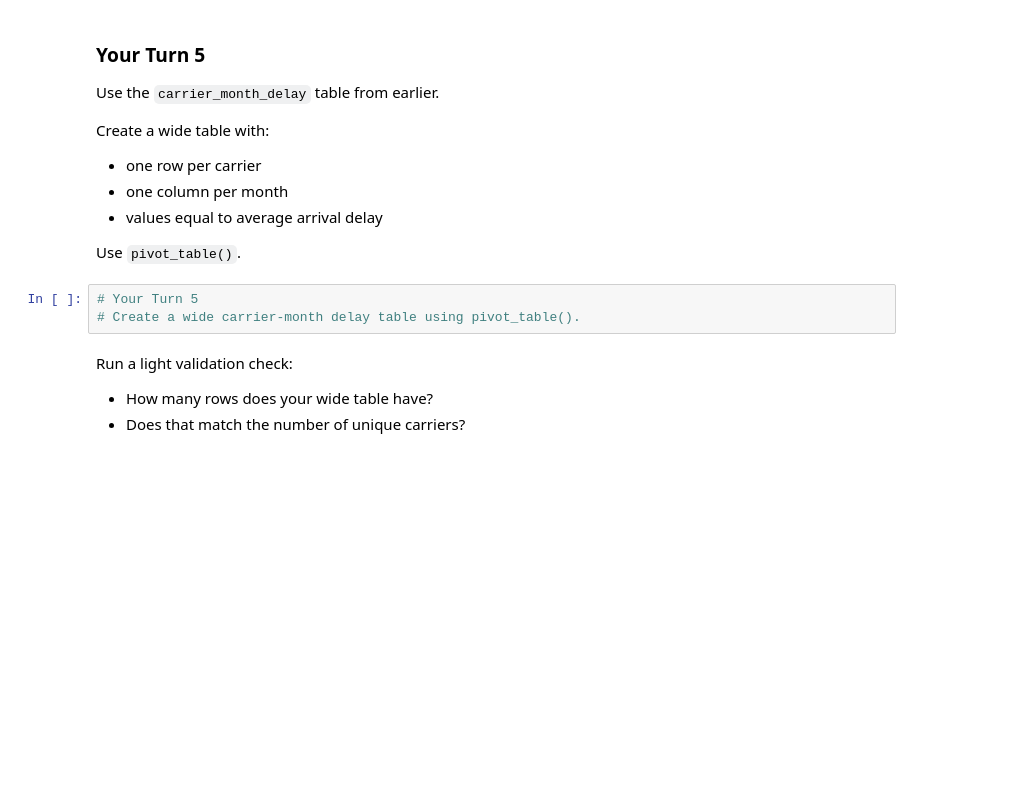
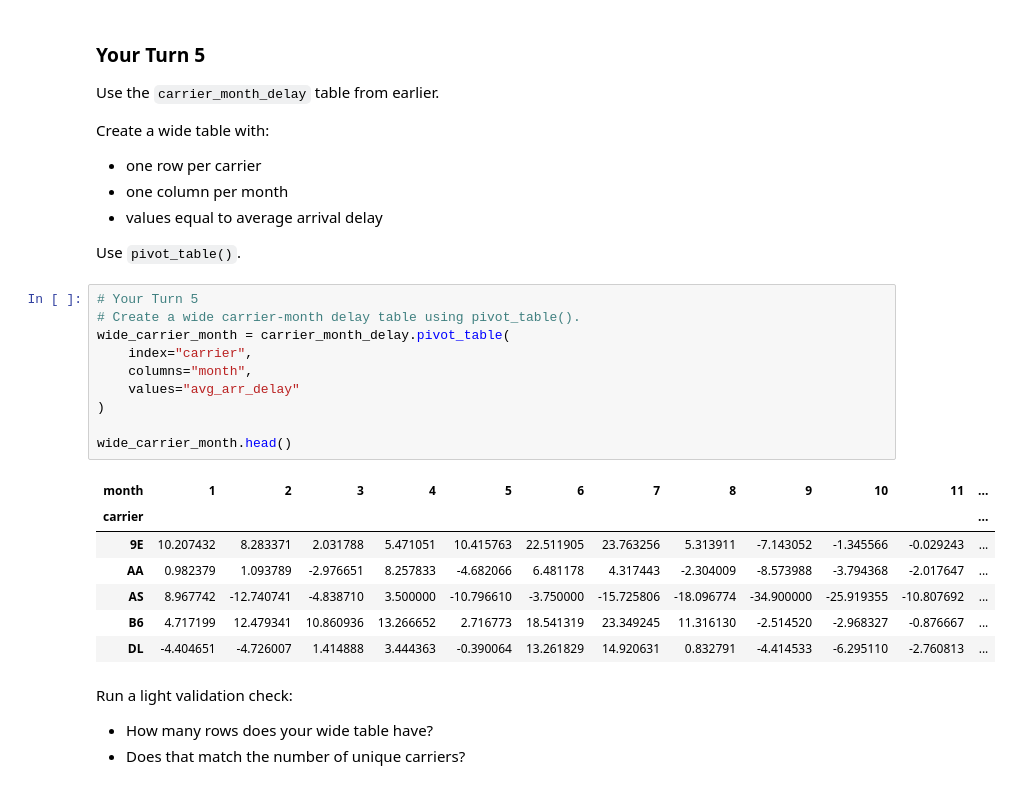
Before and after one commit to Landorodd/BAN6003-week-7-8, a Jupyter notebook: notebooks/module7_aggregation_reshaping_guided_lab.ipynb, the cells around one changed output. Drawn from its saved outputs; the diff is of its cells as text; blank space fills up the shorter version.

```diff
--- a/notebooks/module7_aggregation_reshaping_guided_lab.ipynb
+++ b/notebooks/module7_aggregation_reshaping_guided_lab.ipynb
@@ -520,6 +575,21 @@ Use `pivot_table()`.
 # %%
 # Your Turn 5
 # Create a wide carrier-month delay table using pivot_table().
+wide_carrier_month = carrier_month_delay.pivot_table(
+    index="carrier",
+    columns="month",
+    values="avg_arr_delay"
+)
+
+wide_carrier_month.head()
+# %% [output]
+| month | 1 | 2 | 3 | 4 | 5 | 6 | 7 | 8 | 9 | 10 | 11 | ... |
+| carrier |  |  |  |  |  |  |  |  |  |  |  | ... |
+| 9E | 10.207432 | 8.283371 | 2.031788 | 5.471051 | 10.415763 | 22.511905 | 23.763256 | 5.313911 | -7.143052 | -1.345566 | -0.029243 | ... |
+| AA | 0.982379 | 1.093789 | -2.976651 | 8.257833 | -4.682066 | 6.481178 | 4.317443 | -2.304009 | -8.573988 | -3.794368 | -2.017647 | ... |
+| AS | 8.967742 | -12.740741 | -4.838710 | 3.500000 | -10.796610 | -3.750000 | -15.725806 | -18.096774 | -34.900000 | -25.919355 | -10.807692 | ... |
+| B6 | 4.717199 | 12.479341 | 10.860936 | 13.266652 | 2.716773 | 18.541319 | 23.349245 | 11.316130 | -2.514520 | -2.968327 | -0.876667 | ... |
+| DL | -4.404651 | -4.726007 | 1.414888 | 3.444363 | -0.390064 | 13.261829 | 14.920631 | 0.832791 | -4.414533 | -6.295110 | -2.760813 | ... |
 # %% [markdown]
 Run a light validation check:
 
```
Also changed, not shown: parts of 11 cells of this notebook.
